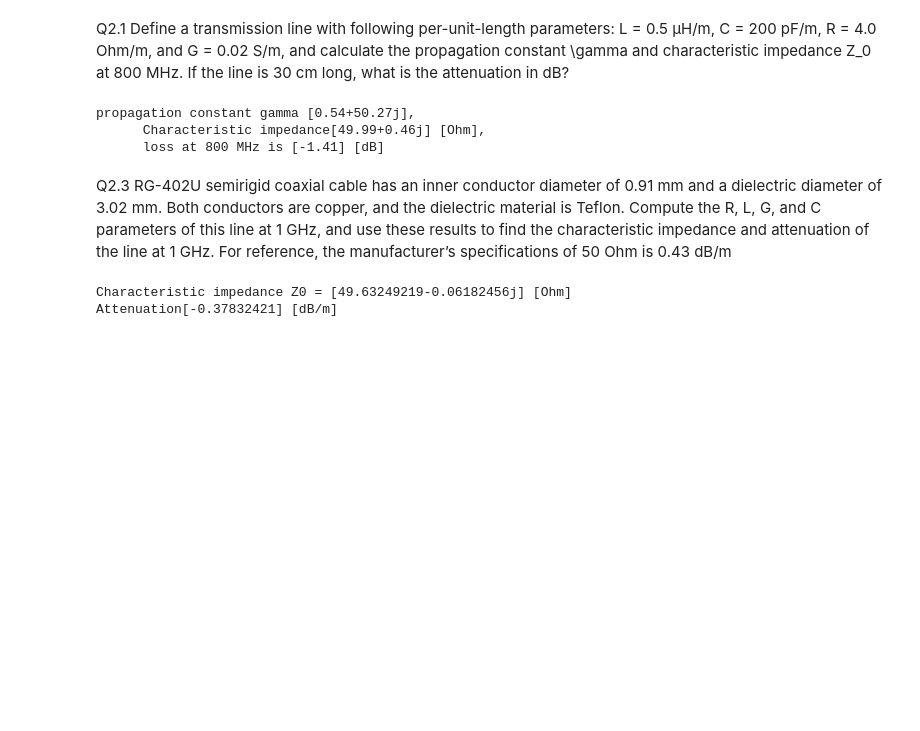
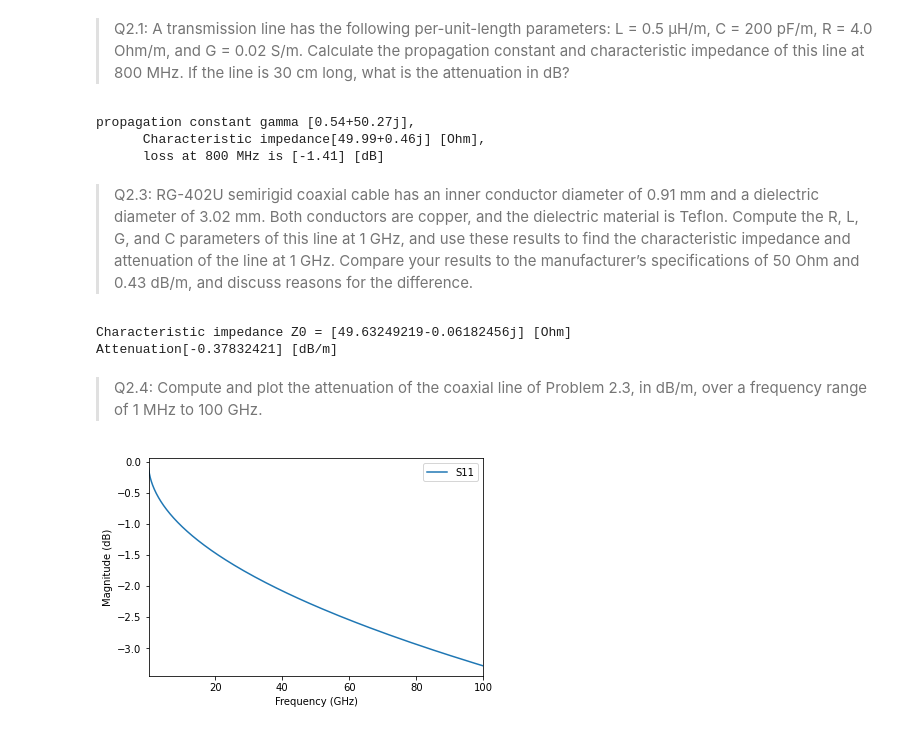
Before and after one commit to hirp7/maia, a Jupyter notebook: examples/Pozar/Ch.2/Ch2.ipynb, the cells around one changed output. Saved outputs shown, nothing was run; the diff lists cells and outputs as text; code cells hidden in the pictures; blank space fills up the shorter version.

```diff
--- a/examples/Pozar/Ch.2/Ch2.ipynb
+++ b/examples/Pozar/Ch.2/Ch2.ipynb
@@ -4,6 +4,7 @@ import numpy as np
 from skrf.media import DistributedCircuit,Coaxial
 import matplotlib.pyplot as plt
 # %% [markdown]
-Q2.1 Define a transmission line with following per-unit-length parameters: L = 0.5 μH/m, C = 200 pF/m,
-R = 4.0 Ohm/m, and G = 0.02 S/m, and calculate the propagation constant \gamma and characteristic impedance Z_0 at 800 MHz. If the line is 30 cm long, what is the attenuation in dB?
+>Q2.1: A transmission line has the following per-unit-length parameters: L = 0.5 μH/m, C = 200 pF/m,
+R = 4.0 Ohm/m, and G = 0.02 S/m. Calculate the propagation constant and characteristic impedance
+of this line at 800 MHz. If the line is 30 cm long, what is the attenuation in dB?
 # %%
@@ -19,7 +20,7 @@ propagation constant gamma [0.54+50.27j],
       Characteristic impedance[49.99+0.46j] [Ohm],
       loss at 800 MHz is [-1.41] [dB]
 # %% [markdown]
-Q2.3 RG-402U semirigid coaxial cable has an inner conductor diameter of 0.91 mm and a dielectric diameter of 3.02 mm. Both conductors are copper, and
+>Q2.3: RG-402U semirigid coaxial cable has an inner conductor diameter of 0.91 mm and a dielectric diameter of 3.02 mm. Both conductors are copper, and
 the dielectric material is Teflon. Compute the R, L, G, and C parameters of this line at 1 GHz, and
-use these results to find the characteristic impedance and attenuation of the line at 1 GHz. For reference, the manufacturer’s specifications of 50 Ohm is 0.43 dB/m
+use these results to find the characteristic impedance and attenuation of the line at 1 GHz. Compare your results to the manufacturer’s specifications of 50 Ohm and 0.43 dB/m, and discuss reasons for the difference.
 # %%
@@ -30,3 +31,11 @@ Attenuation{10*np.log(np.exp(-coax1.alpha))} [dB/m]')
 # %% [output]
 Characteristic impedance Z0 = [49.63249219-0.06182456j] [Ohm]
 Attenuation[-0.37832421] [dB/m]
+# %% [markdown]
+>Q2.4: Compute and plot the attenuation of the coaxial line of Problem 2.3, in dB/m, over a frequency range of 1 MHz to 100 GHz.
+# %%
+frequency3 = rf.Frequency(0.1,100,1001) #1 point at GHz
+coax2 = Coaxial(frequency=frequency3,Dint=0.91e-3, Dout=3.02e-3, epsilon_r=2.1, sigma=5.8e7) #tanD = 0
+coax2.line(1,unit='m',embed=True,z0 = 50).s21.plot_s_db()
+# %% [output]
+[figure, added]
```
Also changed, not shown: parts of 4 cells of this notebook.
